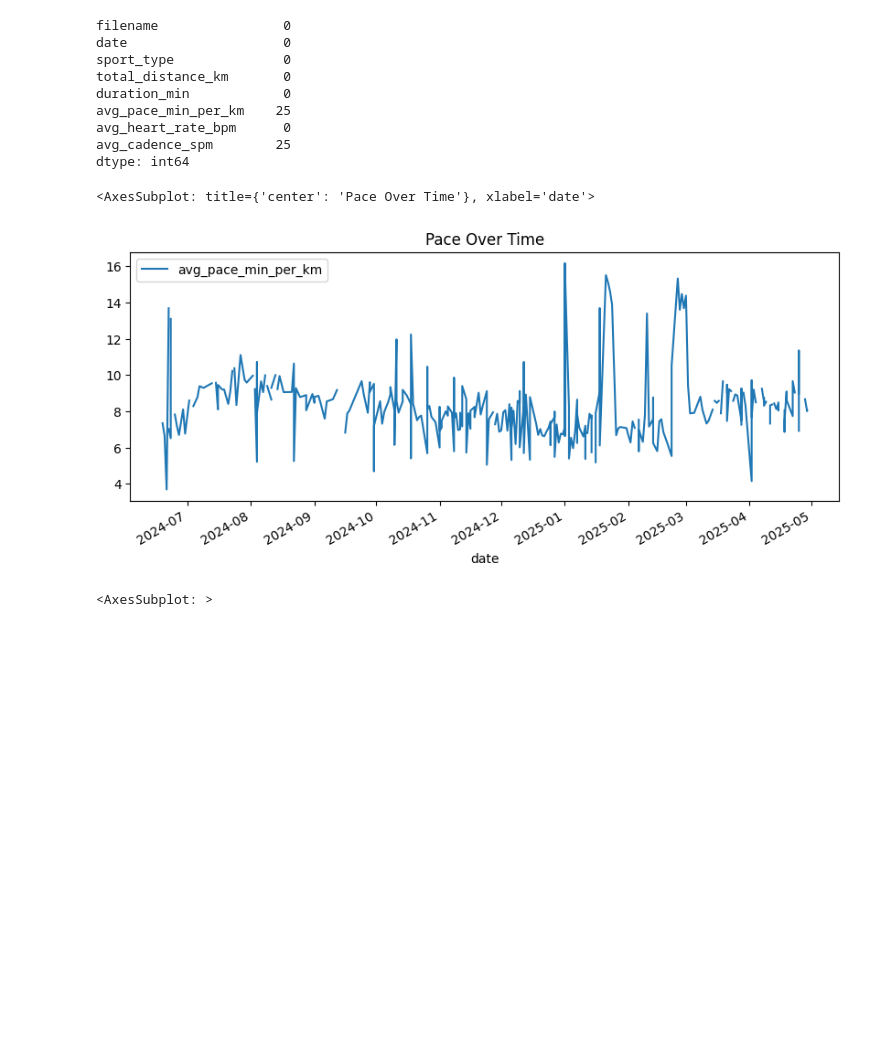
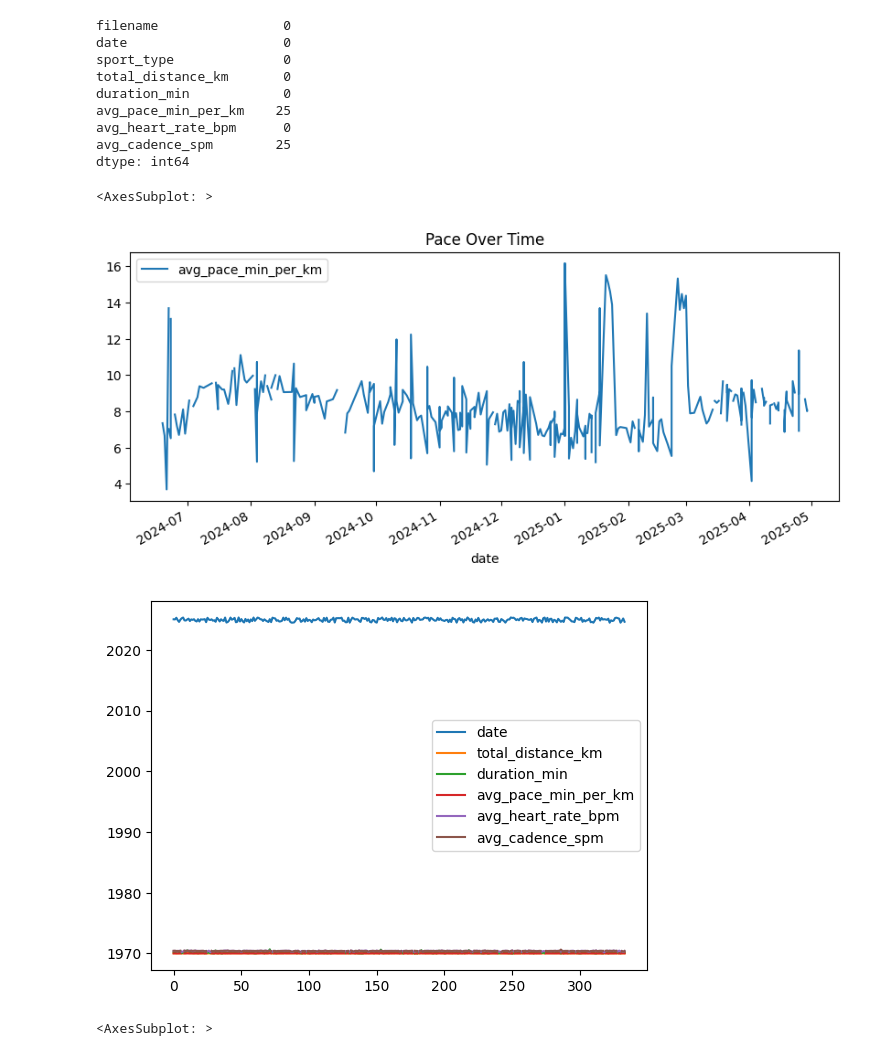
Before and after one commit to sytandas/runalyze, a Jupyter notebook: summary.ipynb, the cells around one changed output. Drawn from its saved outputs; the diff is of its cells as text; code cells hidden in the pictures; blank space fills up the shorter version.

```diff
--- a/summary.ipynb
+++ b/summary.ipynb
@@ -45,9 +45,11 @@ df['date'] = pd.to_datetime(df['date'])
 # %%
 # treands over time
 df.sort_values('date').plot(x='date', y='avg_pace_min_per_km', title='Pace Over Time', figsize=(10, 4))
+df.plot()
 # %% [output]
-<AxesSubplot: title={'center': 'Pace Over Time'}, xlabel='date'>
+<AxesSubplot: >
 [figure]
+[figure, added]
 # %%
 # distribution of HR
 df['avg_heart_rate_bpm'].hist(bins=100)
```
Also changed, not shown: parts of 8 cells of this notebook.
